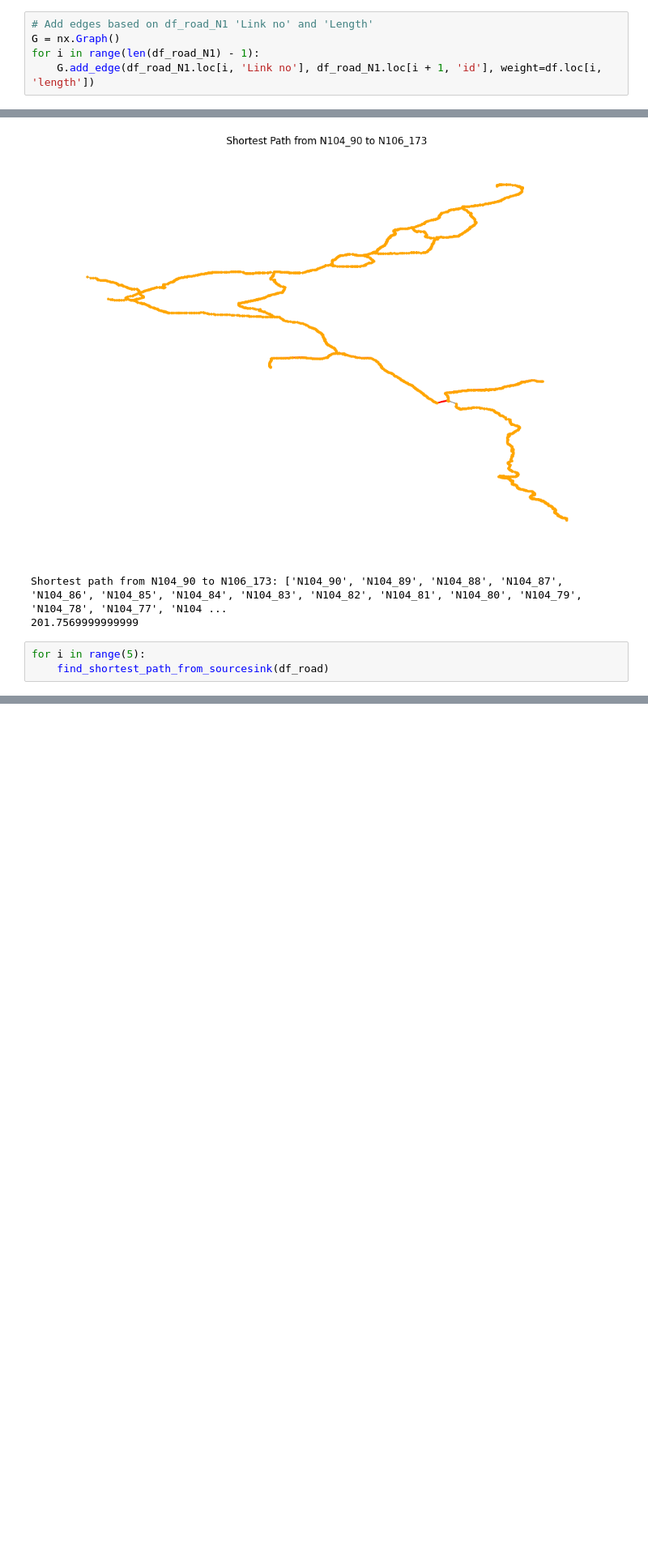
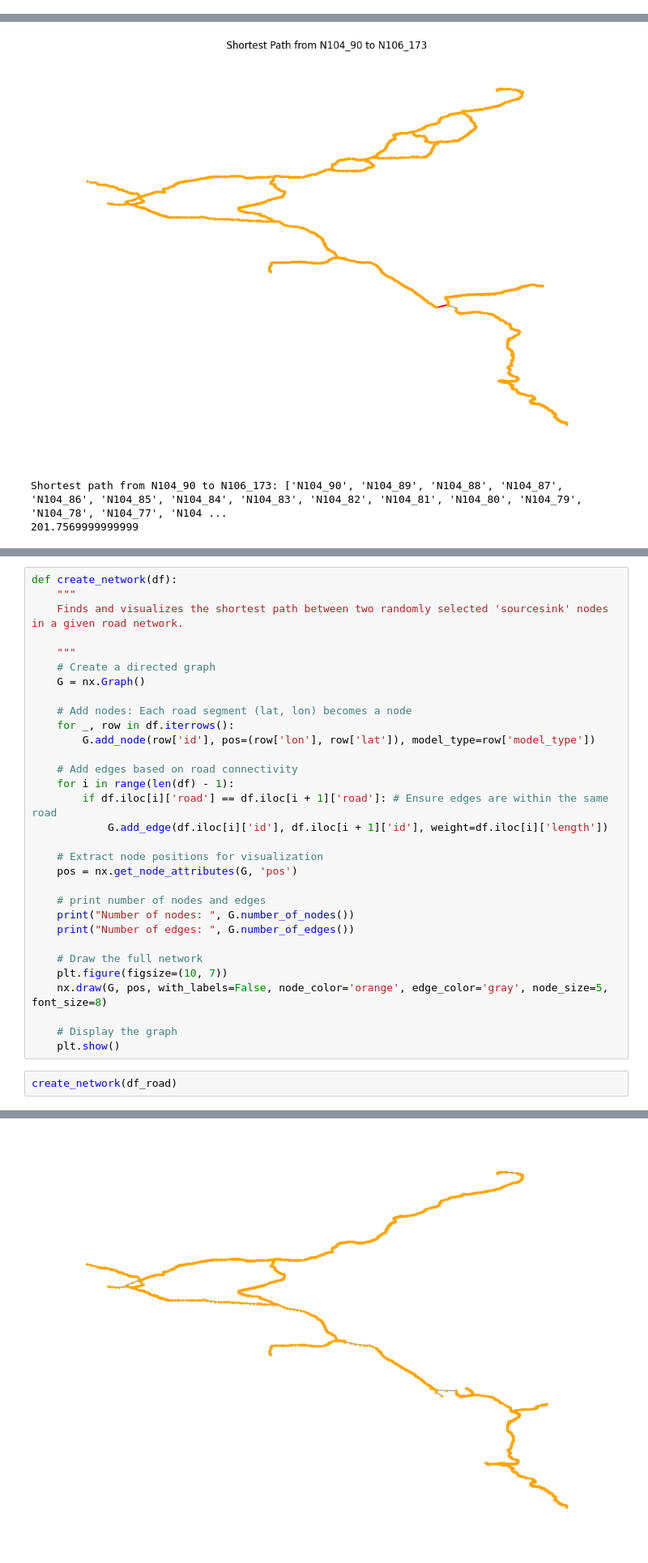
Before and after one commit to daniela1998/Advanced-Simulation-Assignments, a Jupyter notebook: Yao/Assignment_Yao/EPA1352-G16-A4-data scraping/notebook/network_Yao.ipynb, the cells around one changed output, grey strips where cells are left out. Shown at 81% size. Saved outputs shown, nothing was run; the diff lists cells and outputs as text; blank space fills up the shorter version.

```diff
--- a/Yao/Assignment_Yao/EPA1352-G16-A4-data scraping/notebook/network_Yao.ipynb
+++ b/Yao/Assignment_Yao/EPA1352-G16-A4-data scraping/notebook/network_Yao.ipynb
@@ -40,5 +18,0 @@ df_road_N1.head(3)
-# %%
-# Add edges based on df_road_N1 'Link no' and 'Length'
-G = nx.Graph()
-for i in range(len(df_road_N1) - 1):
-    G.add_edge(df_road_N1.loc[i, 'Link no'], df_road_N1.loc[i + 1, 'id'], weight=df.loc[i, 'length'])
@@ -147,6 +139,3 @@ Source node: N104_90, Sink node: N106_173
 [figure]
 Shortest path from N104_90 to N106_173: ['N104_90', 'N104_89', 'N104_88', 'N104_87', 'N104_86', 'N104_85', 'N104_84', 'N104_83', 'N104_82', 'N104_81', 'N104_80', 'N104_79', 'N104_78', 'N104_77', 'N104 ...
 201.7569999999999
-# %%
-for i in range(5):
-    find_shortest_path_from_sourcesink(df_road)
@@ -188,0 +142,34 @@ Driving distance list: [497.8979999999981, 117.47199999999992, 345.0799999999986
+# %%
+def create_network(df):
+    """
+    Finds and visualizes the shortest path between two randomly selected 'sourcesink' nodes in a given road network.
+
+    """
+    # Create a directed graph
+    G = nx.Graph()
+
+    # Add nodes: Each road segment (lat, lon) becomes a node
+    for _, row in df.iterrows():
+        G.add_node(row['id'], pos=(row['lon'], row['lat']), model_type=row['model_type'])
+
+    # Add edges based on road connectivity
+    for i in range(len(df) - 1):
+        if df.iloc[i]['road'] == df.iloc[i + 1]['road']: # Ensure edges are within the same road
+            G.add_edge(df.iloc[i]['id'], df.iloc[i + 1]['id'], weight=df.iloc[i]['length'])
+
+    # Extract node positions for visualization
+    pos = nx.get_node_attributes(G, 'pos')
+
+    # print number of nodes and edges
+    print("Number of nodes: ", G.number_of_nodes())
+    print("Number of edges: ", G.number_of_edges())
+
+    # Draw the full network
+    plt.figure(figsize=(10, 7))
+    nx.draw(G, pos, with_labels=False, node_color='orange', edge_color='gray', node_size=5, font_size=8)
+
+    # Display the graph
+    plt.show()
+# %%
+create_network(df_road)
+# %% [output]
@@ -188,0 +178 @@ Driving distance list: [497.8979999999981, 117.47199999999992, 345.0799999999986
+[figure, added]
```
Also changed, not shown: parts of 12 cells of this notebook, 1 other file.
